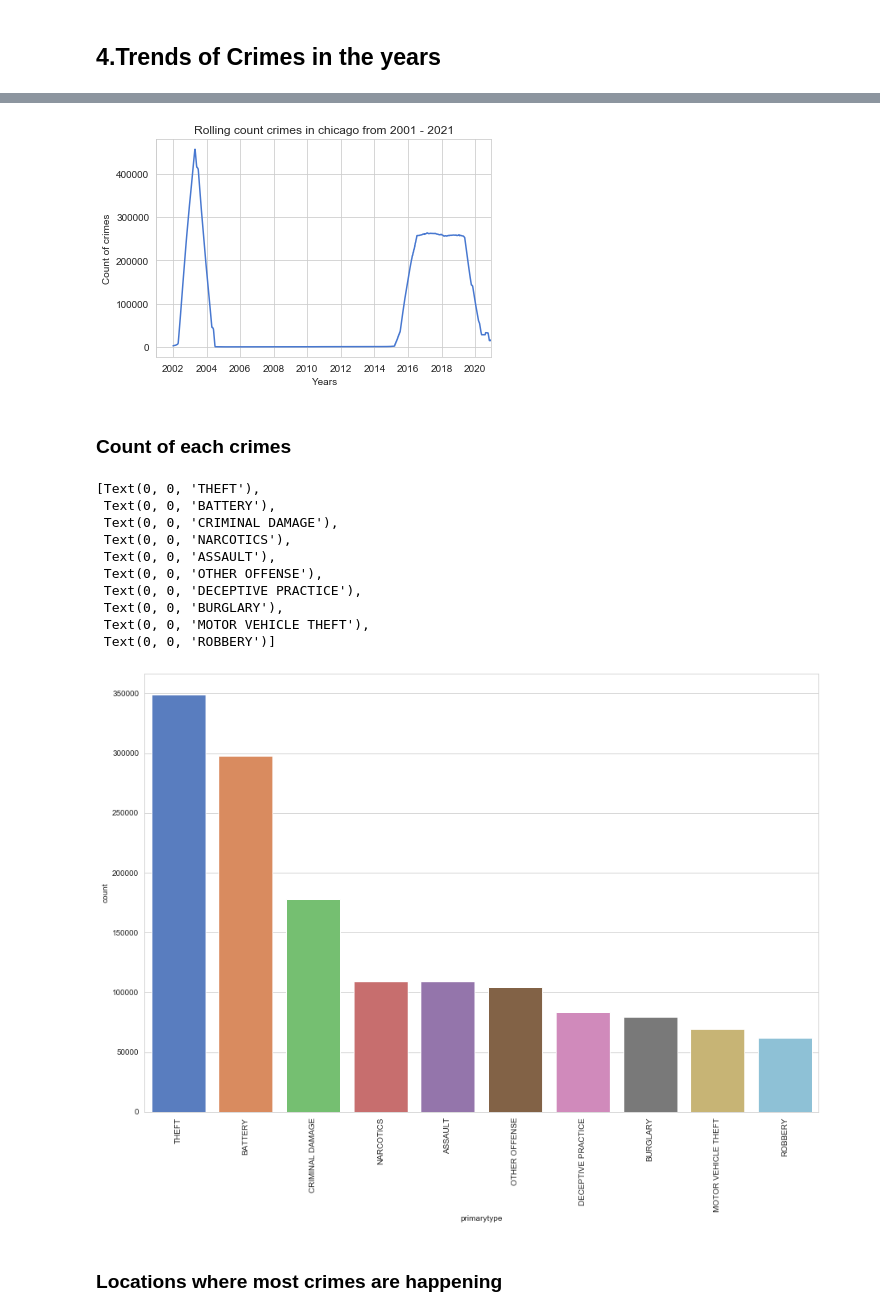
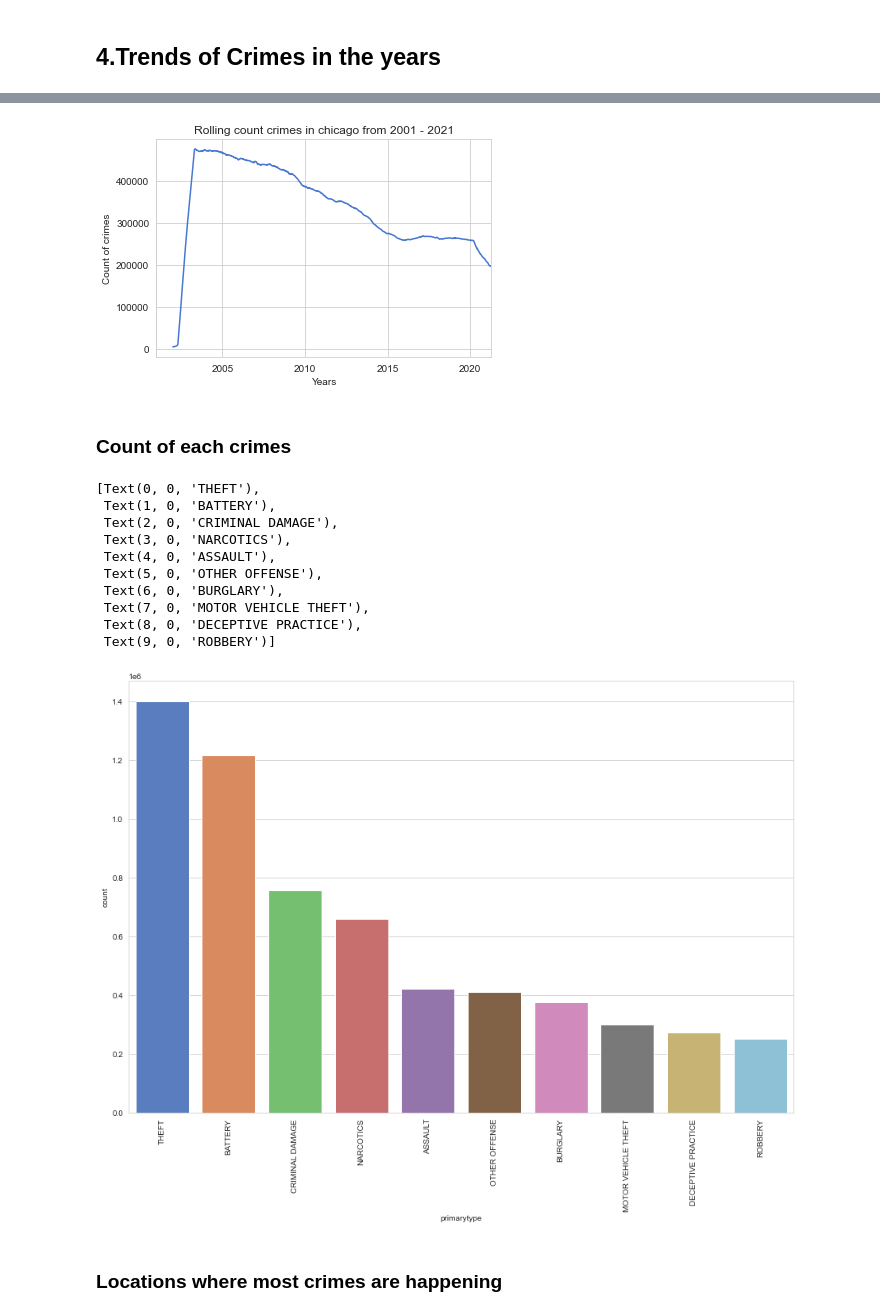
Before and after one commit to tejalvs/ChicagoCrimeAnalysis, a Jupyter notebook: Visualisations.ipynb, the cells around one changed output, grey strips where cells are left out. Saved outputs shown, nothing was run; the diff lists cells and outputs as text; code cells hidden in the pictures.

```diff
--- a/Visualisations.ipynb
+++ b/Visualisations.ipynb
@@ -285,32 +282,32 @@ zone_plot = sns.countplot(data=crimes_df,x='day'
 # %%
-crimes_df, census_df=read_input()
-crimes_df.resample('D').size().rolling(365).sum().plot()
+crimes_year_df, census_year_df = read_input()
+crimes_year_df.resample('D').size().rolling(365).sum().plot()
 plt.title('Rolling count crimes in chicago from 2001 - 2021')
 plt.ylabel('Count of crimes')
 plt.xlabel('Years')
 plt.show()
 # %% [output]
-[figure, old version]
+[figure, new version]
 # %% [markdown]
 ### Count of each crimes
 # %%
-count=crimes_df['primarytype'].value_counts()
+count = crimes_df['primarytype'].value_counts()
 plt.figure(figsize = (15, 10))
 sns.set_palette("muted")
 plot=sns.countplot(x ='primarytype', data = crimes_df, order = count.iloc[:10].index)
 plot.set_xticklabels(plot.get_xticklabels(), rotation=90)
 # %% [output]
 [Text(0, 0, 'THEFT'),
- Text(0, 0, 'BATTERY'),
- Text(0, 0, 'CRIMINAL DAMAGE'),
- Text(0, 0, 'NARCOTICS'),
- Text(0, 0, 'ASSAULT'),
- Text(0, 0, 'OTHER OFFENSE'),
- Text(0, 0, 'DECEPTIVE PRACTICE'),
- Text(0, 0, 'BURGLARY'),
- Text(0, 0, 'MOTOR VEHICLE THEFT'),
- Text(0, 0, 'ROBBERY')]
+ Text(1, 0, 'BATTERY'),
+ Text(2, 0, 'CRIMINAL DAMAGE'),
+ Text(3, 0, 'NARCOTICS'),
+ Text(4, 0, 'ASSAULT'),
+ Text(5, 0, 'OTHER OFFENSE'),
+ Text(6, 0, 'BURGLARY'),
+ Text(7, 0, 'MOTOR VEHICLE THEFT'),
+ Text(8, 0, 'DECEPTIVE PRACTICE'),
+ Text(9, 0, 'ROBBERY')]
-[figure, old version]
+[figure, new version]
 # %% [markdown]
 ### Locations where most crimes are happening
 # %%
```
Also changed, not shown: parts of 19 cells of this notebook.
